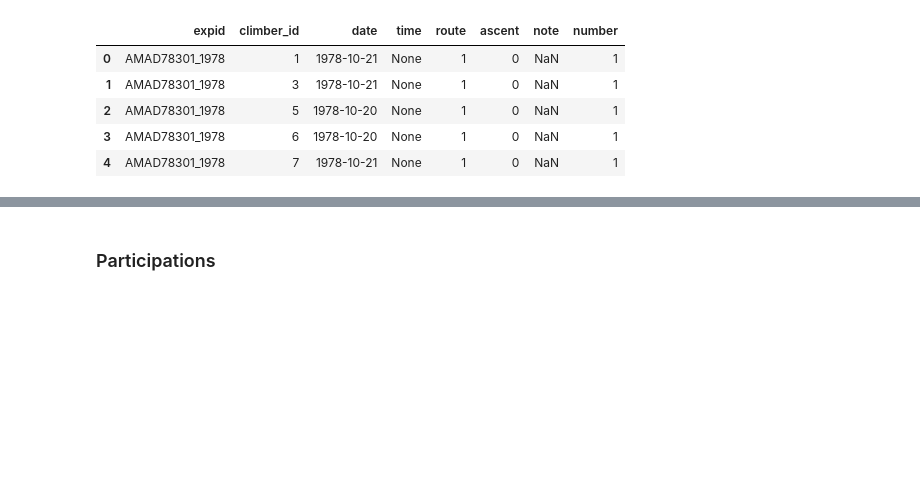
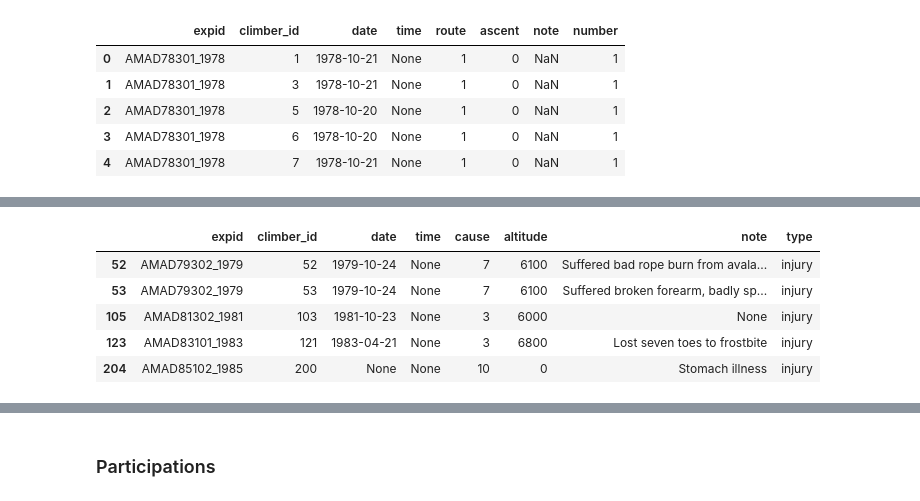
Before and after one commit to bastien-winant/himalayan-db-ingest, a Jupyter notebook: scripts/members.ipynb, the cells around one changed output, grey strips where cells are left out. Drawn from its saved outputs; the diff is of its cells as text; code cells hidden in the pictures; blank space fills up the shorter version.

```diff
--- a/scripts/members.ipynb
+++ b/scripts/members.ipynb
@@ -98,0 +133,9 @@ df = df.drop(
+# %%
+df_injuries.head()
+# %% [output]
+|  | expid | climber_id | date | time | cause | altitude | note | type |
+| 52 | AMAD79302_1979 | 52 | 1979-10-24 | None | 7 | 6100 | Suffered bad rope burn from avala... | injury |
+| 53 | AMAD79302_1979 | 53 | 1979-10-24 | None | 7 | 6100 | Suffered broken forearm, badly sp... | injury |
+| 105 | AMAD81302_1981 | 103 | 1981-10-23 | None | 3 | 6000 | None | injury |
+| 123 | AMAD83101_1983 | 121 | 1983-04-21 | None | 3 | 6800 | Lost seven toes to frostbite | injury |
+| 204 | AMAD85102_1985 | 200 | None | None | 10 | 0 | Stomach illness | injury |
```
Also changed, not shown: parts of 14 cells of this notebook.
